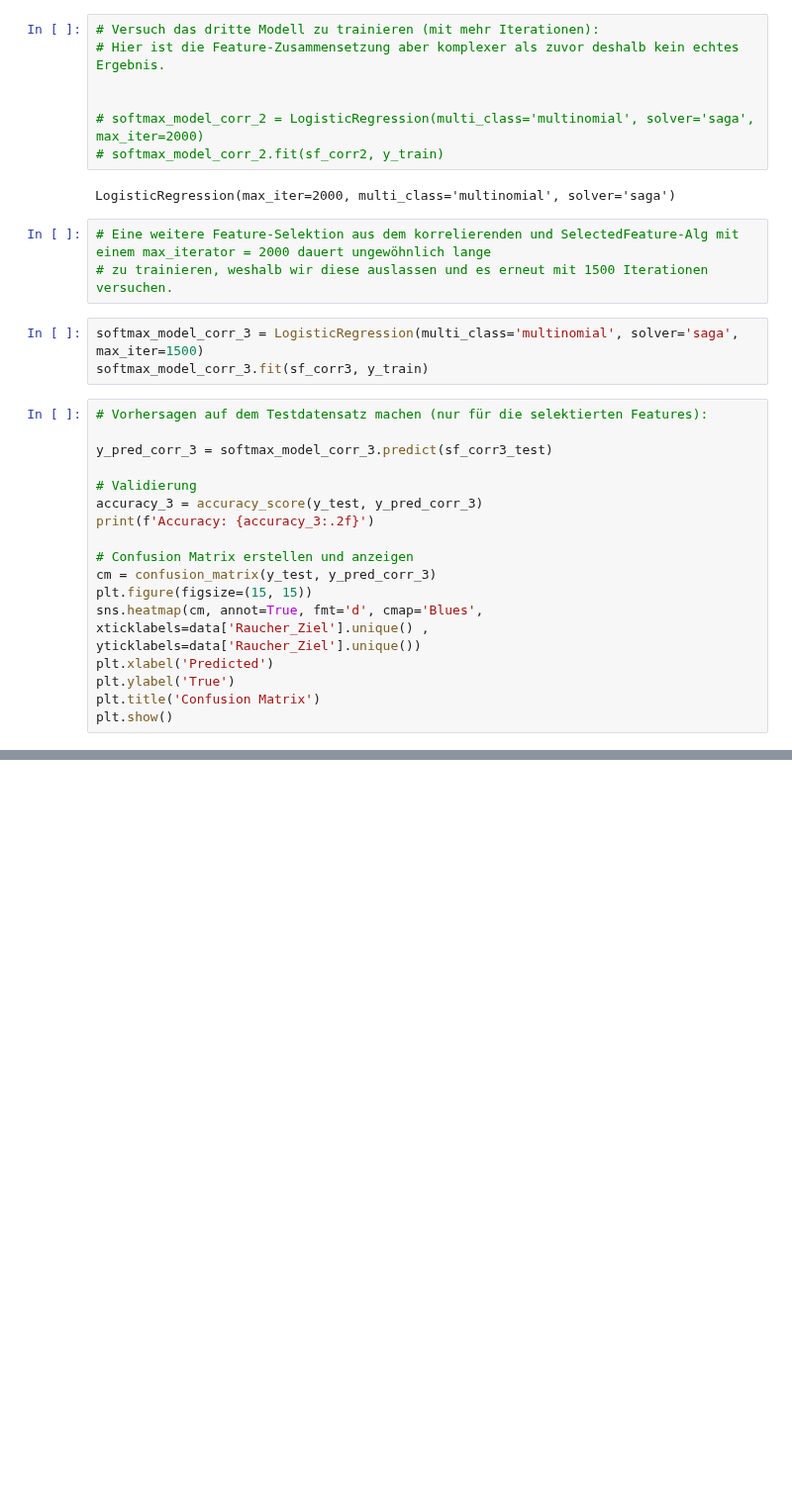
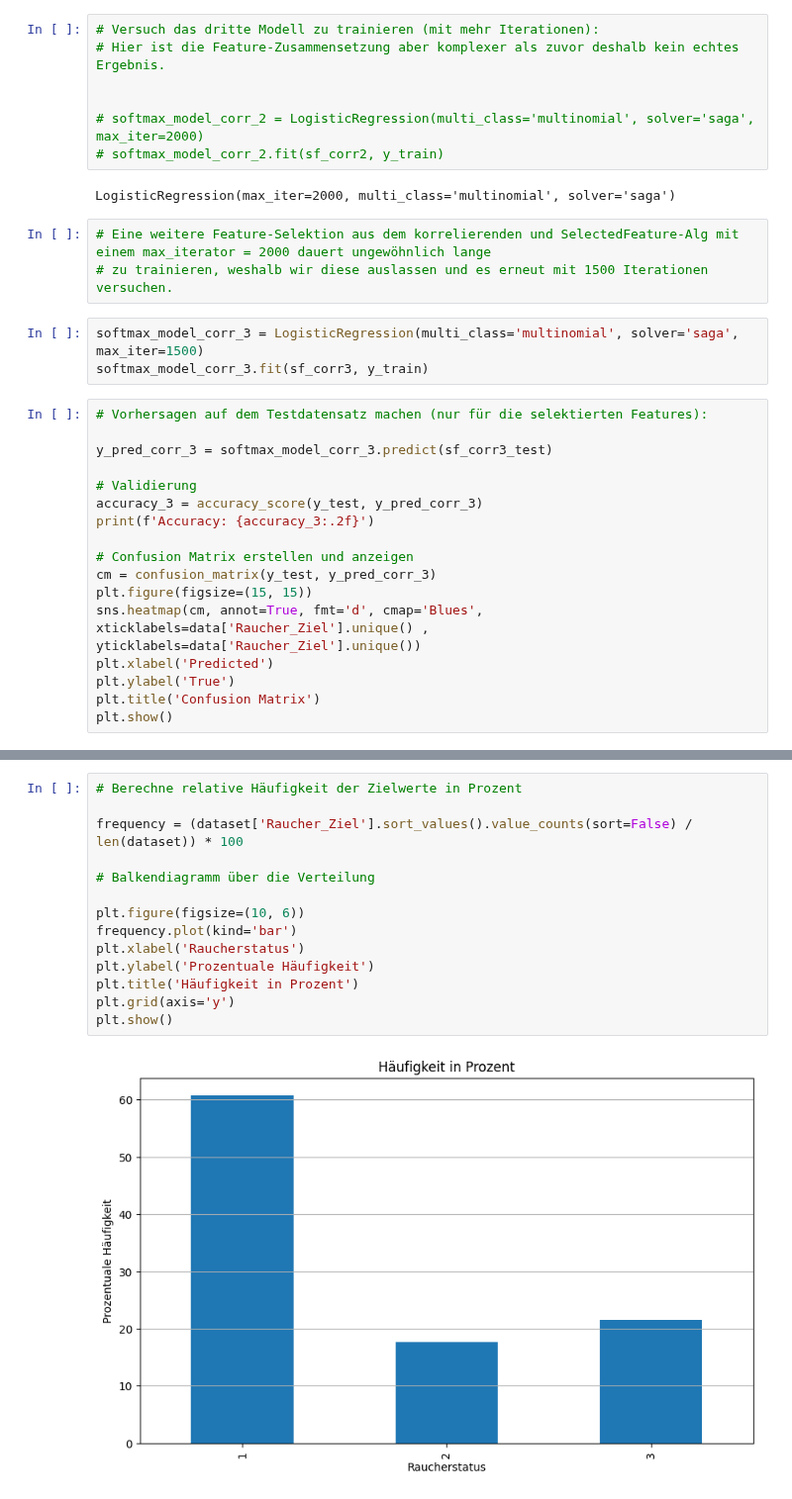
Before and after one commit to SebastianGrab/DataAnalyticsWS23-24, a Jupyter notebook: Projektarbeit/Aufgaben/Projektarbeit_A6.ipynb, the cells around one changed output, grey strips where cells are left out. Shown at 99% size. Drawn from its saved outputs; the diff is of its cells as text; blank space fills up the shorter version.

```diff
--- a/Projektarbeit/Aufgaben/Projektarbeit_A6.ipynb
+++ b/Projektarbeit/Aufgaben/Projektarbeit_A6.ipynb
@@ -345,0 +365,16 @@ plt.show()
+# %%
+# Berechne relative Häufigkeit der Zielwerte in Prozent
+
+frequency = (dataset['Raucher_Ziel'].sort_values().value_counts(sort=False) / len(dataset)) * 100
+
+# Balkendiagramm über die Verteilung
+
+plt.figure(figsize=(10, 6))
+frequency.plot(kind='bar')
+plt.xlabel('Raucherstatus')
+plt.ylabel('Prozentuale Häufigkeit')
+plt.title('Häufigkeit in Prozent')
+plt.grid(axis='y')
+plt.show()
+# %% [output]
+[figure, added]
```
Also changed, not shown: parts of 18 cells of this notebook, 1 other file.
